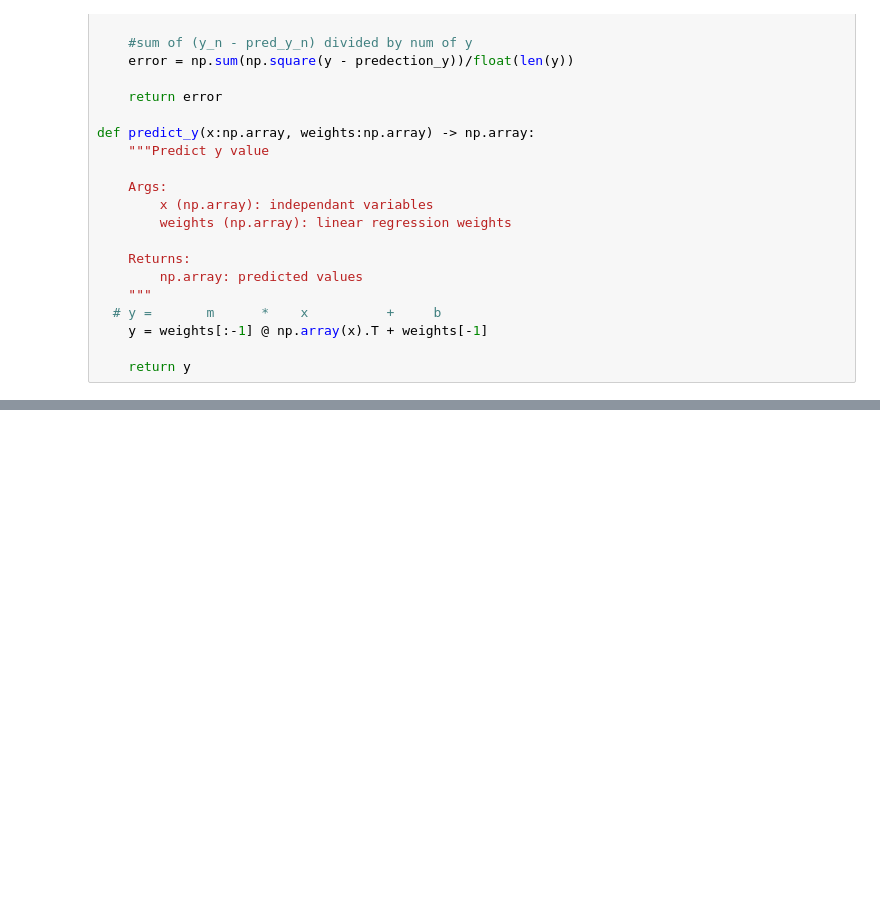
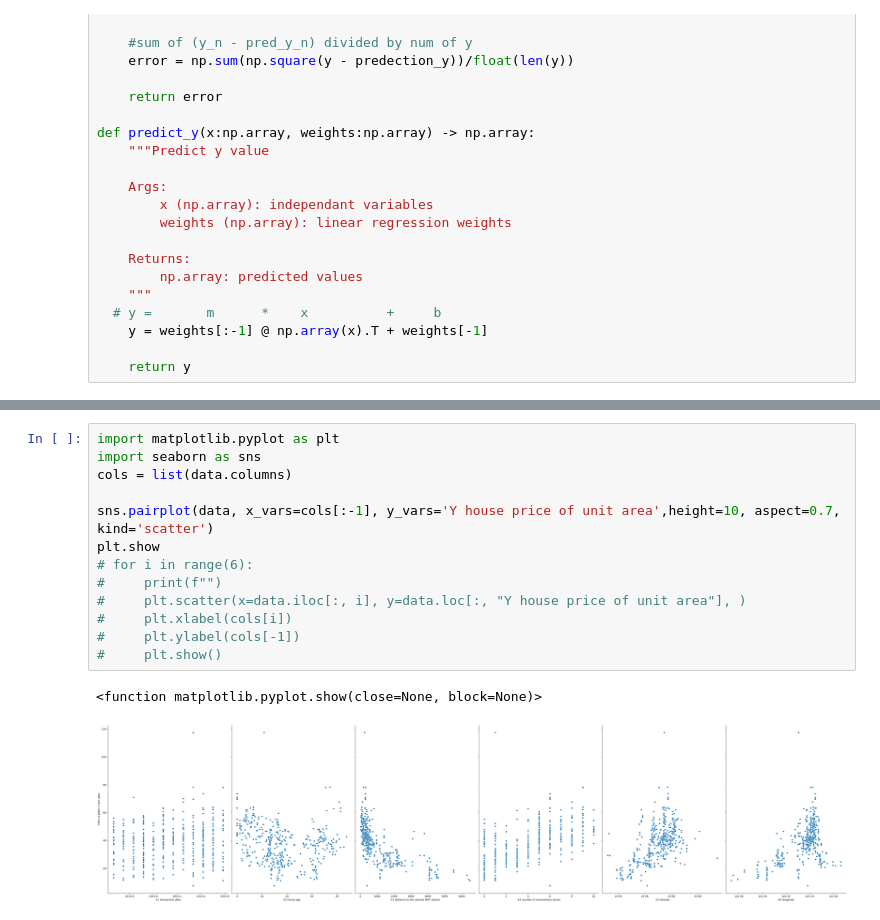
Before and after one commit to vikas-movva/Linear-Regression, a Jupyter notebook: Linear-Regression.ipynb, the cells around one changed output, grey strips where cells are left out. Saved outputs shown, nothing was run; the diff lists cells and outputs as text; blank space fills up the shorter version.

```diff
--- a/Linear-Regression.ipynb
+++ b/Linear-Regression.ipynb
@@ -94,0 +116,16 @@ data
+# %%
+import matplotlib.pyplot as plt
+import seaborn as sns
+cols = list(data.columns)
+
+sns.pairplot(data, x_vars=cols[:-1], y_vars='Y house price of unit area',height=10, aspect=0.7, kind='scatter')
+plt.show
+# for i in range(6):
+#     print(f"")
+#     plt.scatter(x=data.iloc[:, i], y=data.loc[:, "Y house price of unit area"], )
+#     plt.xlabel(cols[i])
+#     plt.ylabel(cols[-1])
+#     plt.show()
+# %% [output]
+<function matplotlib.pyplot.show(close=None, block=None)>
+[figure, added]
```
Also changed, not shown: parts of 7 cells of this notebook.
